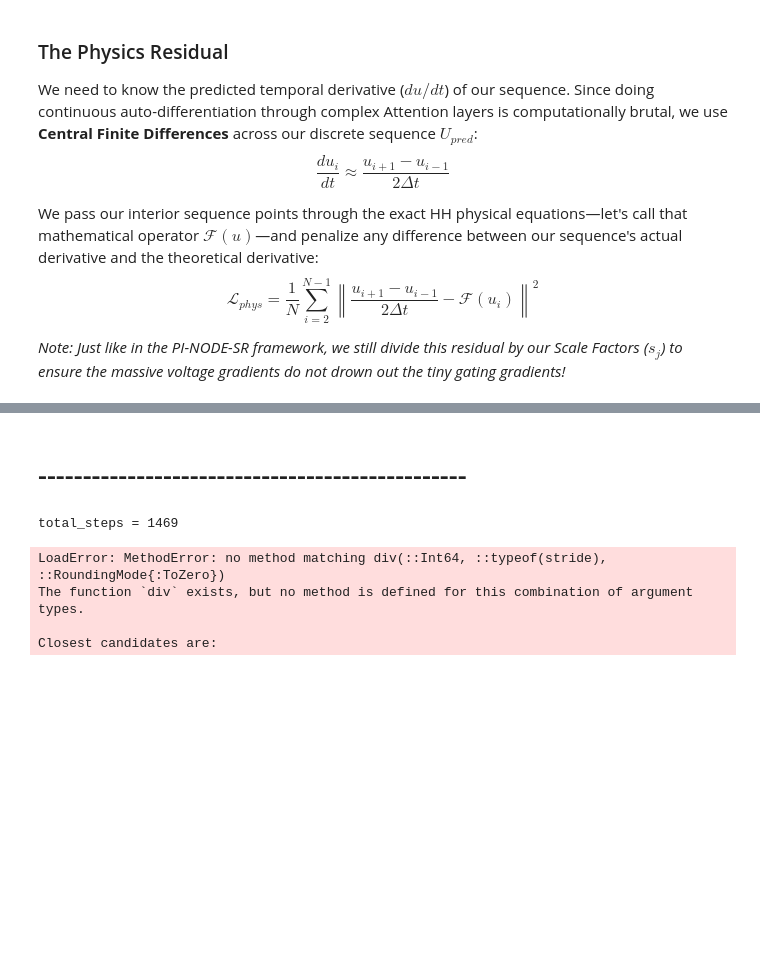
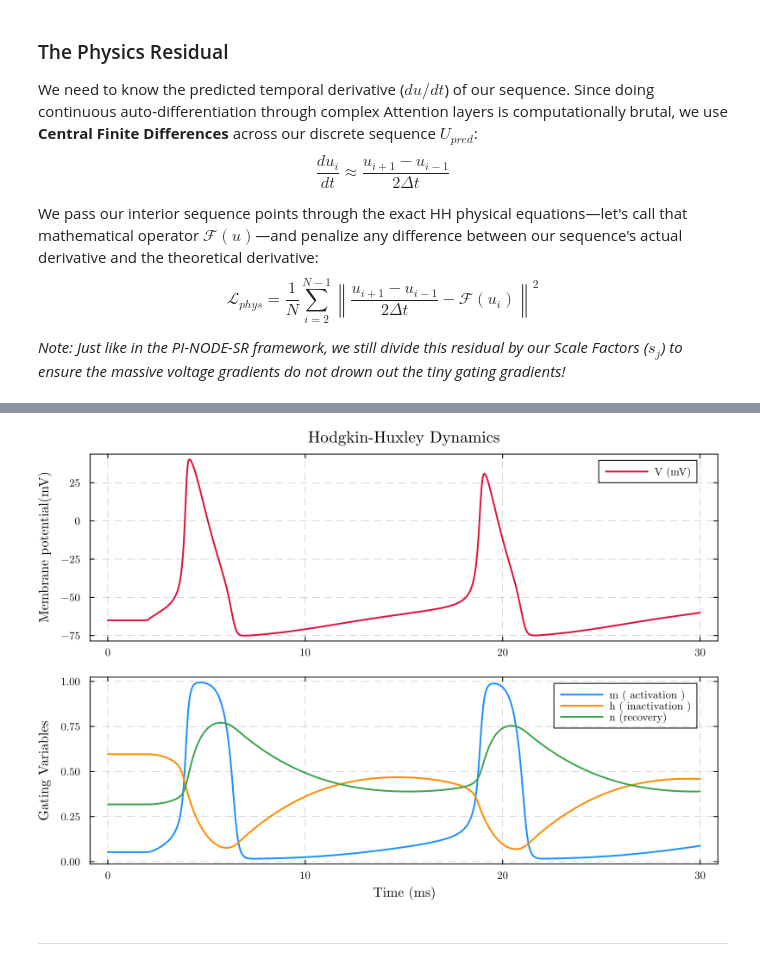
Before and after one commit to Nirbhay0007/NeuroPinnsFormmer-attention-that-neurons-needs, a Jupyter notebook: model/pinnsformmer_deterministic.ipynb, the cells around one changed output, grey strips where cells are left out. Saved outputs shown, nothing was run; the diff lists cells and outputs as text; code cells hidden in the pictures; blank space fills up the shorter version.

```diff
--- a/model/pinnsformmer_deterministic.ipynb
+++ b/model/pinnsformmer_deterministic.ipynb
@@ -159,0 +35,9 @@ Initial Condition Loss               : 0.285349
+# %%
+
+using CSV, DataFrames
+
+file_path = raw"C:\NeuroPinnsFormmer-attention-that-neurons-needs\Synthetic_Data\HH_ground_truth_synthetic_data.csv"
+
+
+HH_data = CSV.read(file_path, DataFrame)
+first(HH_data,5)
@@ -160,14 +53,56 @@ Initial Condition Loss               : 0.285349
+# %%
+using Plots
+
+# 1. Define a sleek, modern color palette
+color_V = :crimson
+color_m = :dodgerblue
+color_h = :darkorange
+color_n = :forestgreen
+
+
+# 2. Configure global default aesthetics for premium look
+default(
+    fontfamily = "Computer Modern", # Or "Helvetica" / "sans-serif"
+    titlefontsize = 12,
+    guidefontsize = 10,
+    tickfontsize = 8,
+    legendfontsize = 8,
+    grid = true,
+    gridalpha = 0.15,
+    gridstyle = :dash,
+    frame = :box,
+    lw = 2.0  # Line width
+)
+
+# membrane potential (V) over time (t)
+
+p1=plot(HH_data.t,HH_data.V,color=color_V,label = "V (mV)",ylabel = "Membrane potential(mV)",title = "Hodgkin-Huxley Dynamics",
+    legendbackgroundcolor = :transparent ,legend = :topright
+)
+# Creating subplots for gating variable (m,h,n) over time (t)
+
+p2=plot(HH_data.t,HH_data.m,color=color_m,
+label = "m ( activation )",
+xlabel = "Time (ms)",
+ylabel = "Gating Variables",legendbackgroundcolor = :transparent ,
+legend = :topright)
+
+plot!(HH_data.t,HH_data.h,
+color=color_h,
+label = "h ( inactivation )"
+)
+plot!(HH_data.t,HH_data.n
+,label = "n (recovery)")
+
+# now  combined them into a stacked layout sharing the X-axis
+
+final_plot = plot(p1,p2,
+layout = grid(2,1,heights = [0.5,0.5])
+,link = :x,
+size = (800,550),
+dpi = 100)
+display(final_plot)
+# %% [output]
+[figure, added]
 # %% [markdown]
-# ------------------------------------------------
+--------
-# %%
-total_steps = size(z_synthetic,2)
-println("total_steps = ", total_steps)
-# exact number of windows avilable here
-num_windows = div(total_steps-window_len, stride)+1
-println("num_windows = ", num_windows)
-# %% [output]
-total_steps = 1469
-LoadError: MethodError: no method matching div(::Int64, ::typeof(stride), ::RoundingMode{:ToZero})
-The function `div` exists, but no method is defined for this combination of argument types.
-
-Closest candidates are:
```
Also changed, not shown: parts of 25 cells of this notebook, 6 other files.
